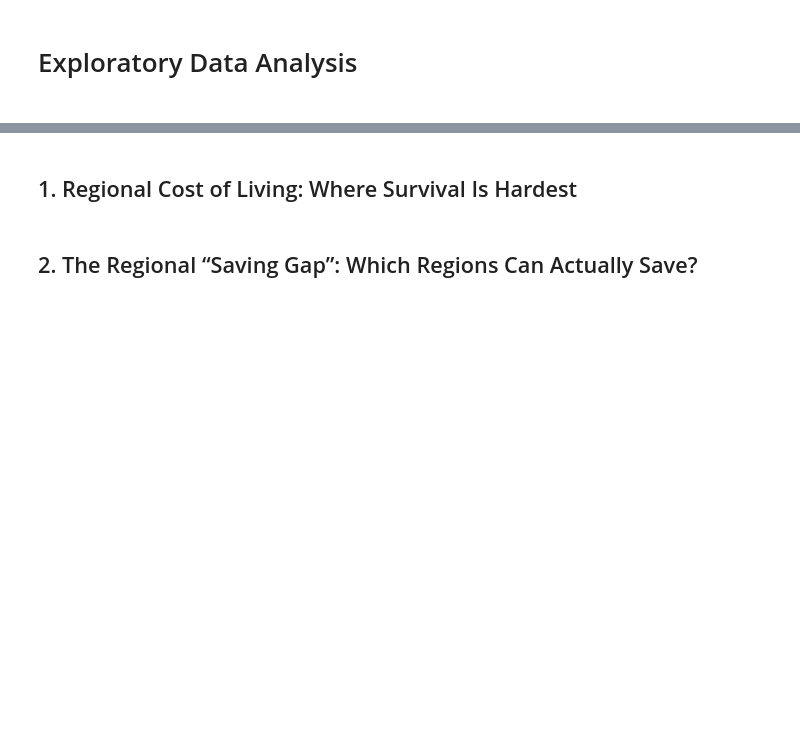
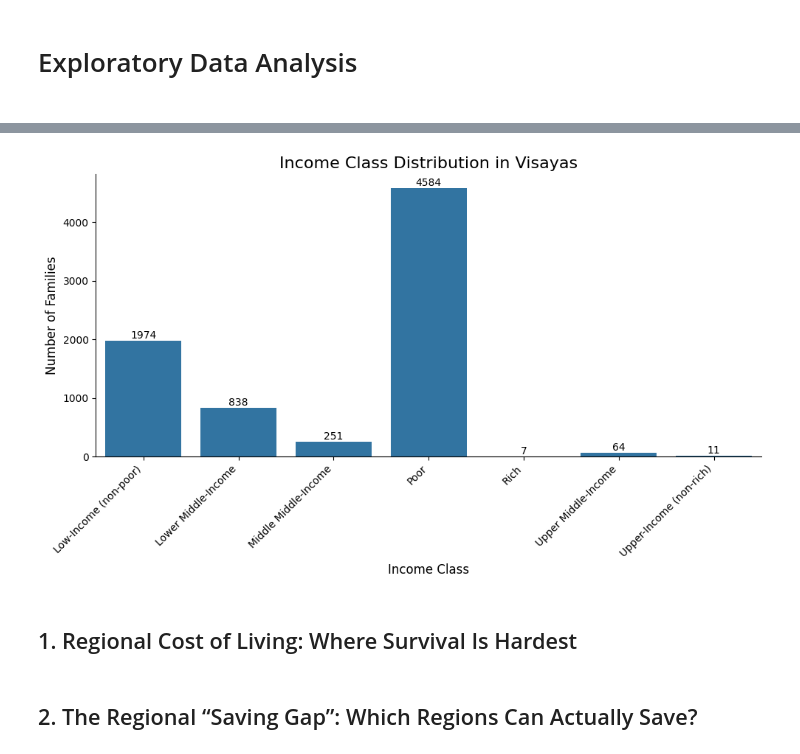
Before and after one commit to Meinya312/PROJECT-ITD-, a Jupyter notebook: project.ipynb, the cells around one changed output, grey strips where cells are left out. Saved outputs shown, nothing was run; the diff lists cells and outputs as text; code cells hidden in the pictures; blank space fills up the shorter version.

```diff
--- a/project.ipynb
+++ b/project.ipynb
@@ -22,0 +91,18 @@ census['Region'] = census['Region'].str.strip()  # Remove leading/trailing white
+# %%
+visayas_income_clas = visayas.groupby(['Income Class']).size()
+plt.figure(figsize=(10, 6))
+sns.barplot(x=visayas_income_clas.index, y=visayas_income_clas.values)
+
+plt.title('Income Class Distribution in Visayas', fontsize=16)
+plt.xlabel('Income Class', fontsize=12)
+plt.ylabel('Number of Families', fontsize=12)
+plt.xticks(rotation=45, ha='right', fontsize=10)
+
+for index, value in enumerate(visayas_income_clas.values):
+    plt.text(index, value + 0.5, str(value), ha='center', va='bottom', fontsize=10)
+
+sns.despine()
+plt.tight_layout()
+plt.show()
+# %% [output]
+[figure, added]
```
Also changed, not shown: parts of 12 cells of this notebook.
